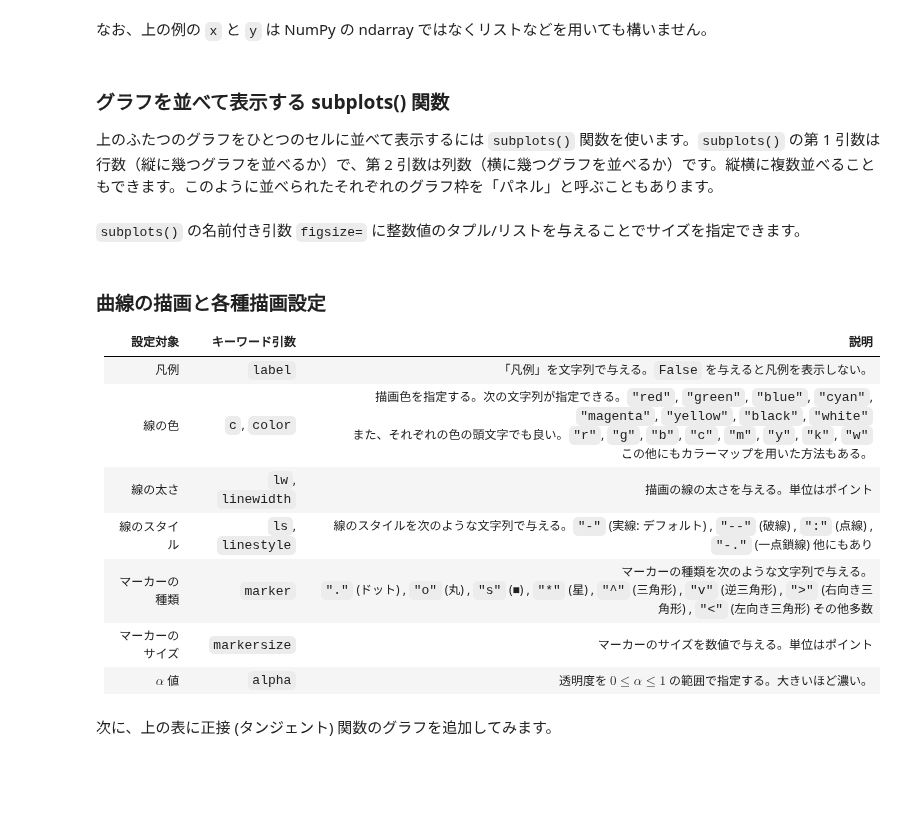
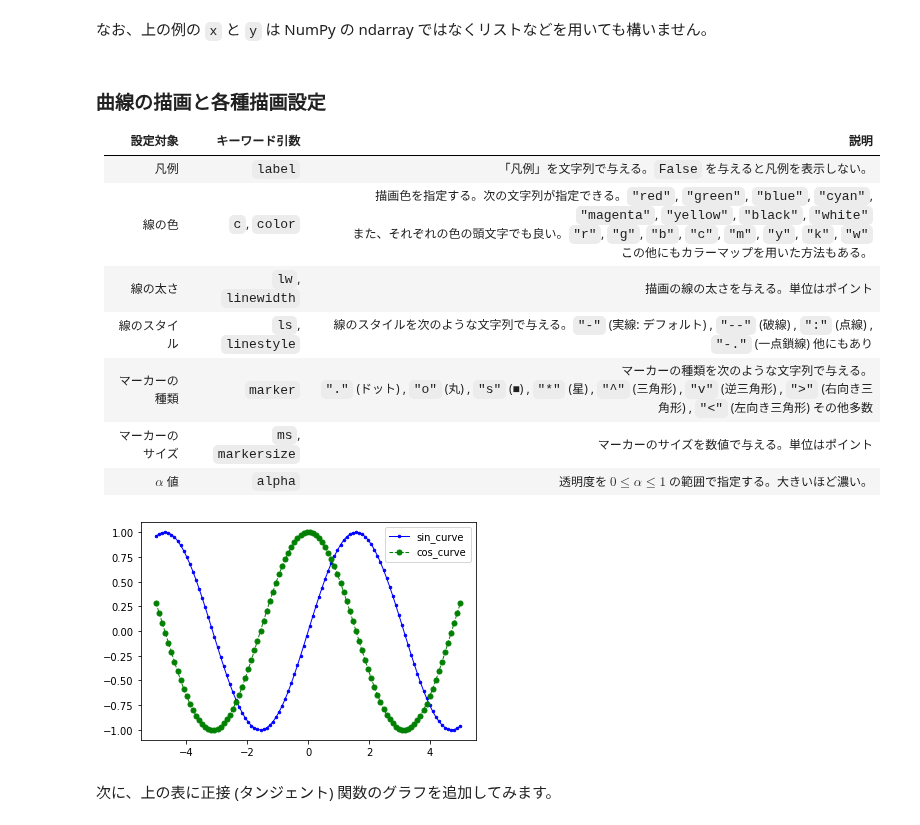
Before and after one commit to taronaldinho/hello_python, a Jupyter notebook: Pythonライブラリ紹介/matplotlib練習.ipynb, the cells around one changed output. Saved outputs shown, nothing was run; the diff lists cells and outputs as text; code cells hidden in the pictures; blank space fills up the shorter version.

```diff
--- a/Pythonライブラリ紹介/matplotlib練習.ipynb
+++ b/Pythonライブラリ紹介/matplotlib練習.ipynb
@@ -46,6 +53,2 @@ plt.show()
 # %% [markdown]
 なお、上の例の `x` と `y` は NumPy の ndarray ではなくリストなどを用いても構いません。
-# %% [markdown]
-### グラフを並べて表示する subplots() 関数
-
-上のふたつのグラフをひとつのセルに並べて表示するには `subplots()` 関数を使います。`subplots()` の第 1 引数は行数（縦に幾つグラフを並べるか）で、第 2 引数は列数（横に幾つグラフを並べるか）です。縦横に複数並べることもできます。このように並べられたそれぞれのグラフ枠を「パネル」と呼ぶこともあります。
@@ -57,2 +54,0 @@ plt.show()
-# %% [markdown]
-`subplots()` の名前付き引数 `figsize=` に整数値のタプル/リストを与えることでサイズを指定できます。
@@ -74,20 +63,22 @@ plt.show()
 線の太さ|`lw`, `linewidth`|描画の線の太さを与える。単位はポイント
 線のスタイル|`ls`, `linestyle`|線のスタイルを次のような文字列で与える。`"-"` (実線: デフォルト) , `"--"` (破線) , `":"` (点線) , `"-."` (一点鎖線)  他にもあり
 マーカーの種類|`marker`|マーカーの種類を次のような文字列で与える。<br>`"."` (ドット) , `"o"` (丸) , `"s"` (■) , `"*"` (星) , `"^"` (三角形) , `"v"` (逆三角形) , `">"` (右向き三角形) , `"<"` (左向き三角形)  その他多数
-マーカーのサイズ|`markersize`|マーカーのサイズを数値で与える。単位はポイント
+マーカーのサイズ|`ms`, `markersize`|マーカーのサイズを数値で与える。単位はポイント
 $\alpha$ 値|`alpha`|透明度を  $0 \leq \alpha \leq 1$  の範囲で指定する。大きいほど濃い。
 # %%
 x = np.linspace(-5, 5, 100)
 y_sin = np.sin(x)
 y_cos = np.cos(x)
 
-plt.plot(x, y_sin, label="sin_curve", c="r", lw=1, ls="-", marker=".", markersize=5, alpha=1)
+plt.plot(x, y_sin, label="sin_curve", c="b", lw=1, ls="-", marker=".", ms=5, alpha=1)
 plt.plot(x, y_cos, label="cos_curve", c="g", lw=1, ls="--", marker="o", markersize=5, alpha=1)
 
 # 凡例の生成
 plt.legend()
 
 plt.show()
+# %% [output]
+[figure, added]
 # %% [markdown]
 次に、上の表に正接 (タンジェント) 関数のグラフを追加してみます。
 # %%
```
Also changed, not shown: parts of 31 cells of this notebook.
